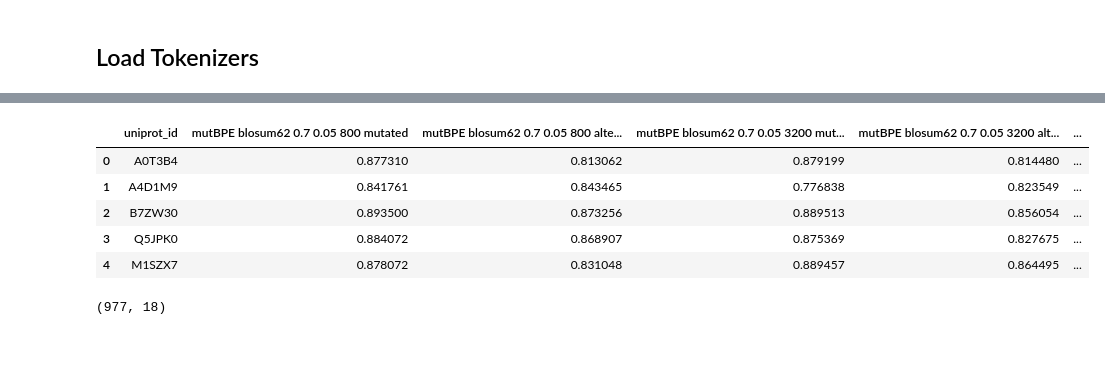
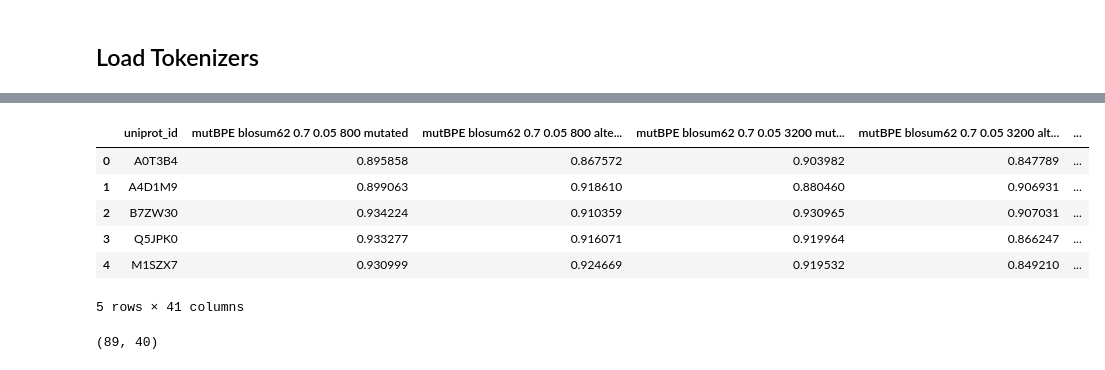
Before and after one commit to boun-tabi-lifelu/evolutionary-subword-tokenization, a Jupyter notebook: Prog/esm_study.ipynb, the cells around one changed output, grey strips where cells are left out. Saved outputs shown, nothing was run; the diff lists cells and outputs as text; code cells hidden in the pictures.

Commit message:
pretokenization fix and alternate sequence generation improvement for esm

```diff
--- a/Prog/esm_study.ipynb
+++ b/Prog/esm_study.ipynb
@@ -249,11 +269,11 @@ for name, tokenizer in tqdm(list(tokenizer_list.items())):
 # df_domains.head()
 # %%
 np.random.seed(1)
-df_protein_main = df_protein.sample(1000).reset_index(drop=True)
+df_protein_main = df_protein.sample(100).reset_index(drop=True)
 # %%
 import random
 
-def generate_alternative_token(token: str, mutated_token: str, tabu_list: list, alphabet: set) -> str:
+def generate_alternative_token(token: str, mutated_token: str, tabu_list: list, alphabet: set, method_name=None) -> str:
     """
     Generate an alternative token based on two input tokens, avoiding tokens in tabu list.
 
@@ -294,7 +314,10 @@ def generate_alternative_token(token: str, mutated_token: str, tabu_list: list,
 
         # Check if generated token is not in tabu list
         if alternative not in tabu_list:
-            return alternative
+            if method_name is None:
+                return alternative
+            elif alternative in inner_vocab_list[method_name]:
+                return alternative
 
         attempt += 1
 
@@ -302,11 +325,11 @@ def generate_alternative_token(token: str, mutated_token: str, tabu_list: list,
     raise ValueError("Could not generate a valid alternative token after 100 attempts")
 
 # Example usage
-token = "hello"
-mutated_token = "heppo"
-tabu_list = ["hello", "heppo", "helpo"]
-alphabet = set("abcdefghijklmnopqrstuvwxyz")
-alphabet = set("hepolj")
+# token = "hello"
+# mutated_token = "heppo"
+# tabu_list = ["hello", "heppo", "helpo"]
+# alphabet = set("abcdefghijklmnopqrstuvwxyz")
+# alphabet = set("hepolj")
 
-alternative = generate_alternative_token(token, mutated_token, tabu_list, alphabet)
-print(alternative)  # Might print something like "helao" or "helko"
+# alternative = generate_alternative_token(token, mutated_token, tabu_list, alphabet)
+# print(alternative)  # Might print something like "helao" or "helko"
@@ -323,7 +353,7 @@ def generate_mutated_alternative_token_set(token_set, tokenizer_name, random_see
             if 'mutations' in inner_vocab_parents_list[tokenizer_name][token]:
                 mutated_token = inner_vocab_parents_list[tokenizer_name][token]['mutations'][0]
                 tabu_list = [token] + inner_vocab_parents_list[tokenizer_name][token]['mutations']
-                alternative_token = generate_alternative_token(token, mutated_token, tabu_list, alphabet)
+                alternative_token = generate_alternative_token(token, mutated_token, tabu_list, alphabet, tokenizer_name)
             else:
                 mutated_token = token
                 alternative_token = token
@@ -334,7 +364,7 @@ def generate_mutated_alternative_token_set(token_set, tokenizer_name, random_see
                 candidate_2 = inner_vocab_parents_list[tokenizer_name][parent_token]['mutations'][1]
                 mutated_token = candidate_1 if candidate_1 != token else candidate_2
                 tabu_list = [parent_token] + inner_vocab_parents_list[tokenizer_name][parent_token]['mutations']
-                alternative_token = generate_alternative_token(token, mutated_token, tabu_list, alphabet)
+                alternative_token = generate_alternative_token(token, mutated_token, tabu_list, alphabet, tokenizer_name)
             else:
                 mutated_token = token
                 alternative_token = token
@@ -344,3 +374,8 @@ def generate_mutated_alternative_token_set(token_set, tokenizer_name, random_see
         mutated_token_set.append(mutated_token)
         alternative_token_set.append(alternative_token)
     return mutated_token_set, alternative_token_set
+
+df_protein_mut_alt = df_protein_main.apply(lambda row: {tokenizer_name:generate_mutated_alternative_token_set(row[tokenizer_name], tokenizer_name) for tokenizer_name in tokenizer_list.keys()}, axis=1)
+df_protein_mut_alt = pd.DataFrame.from_dict(list(df_protein_mut_alt))
+df_protein_mut_alt = pd.concat([df_protein_mut_alt[col].apply(pd.Series).rename(columns={0:'mutated', 1:'alternative'}).add_prefix(f"{col} ") for col in df_protein_mut_alt.columns],axis=1)
+df_protein_mut_alt.head()
@@ -426,37 +463,46 @@ df_protein_all_diff_inds.head()
 # %%
 from numpy.linalg import norm
 def cosine_similarity(A, B):
     return np.sum(A*B, axis=1)/(norm(A,axis=1)*norm(B,axis=1))
 
-def cosine_similarity_dataframe(row):
+def cosine_similarity_dataframe(row, diff_inds = True):
     result = {}
     for method_name in tokenizer_list.keys():
         # print(row['uniprot_id'], method_name)
-        inds = df_protein_all_diff_inds[df_protein_all_diff_inds['uniprot_id'] == row['uniprot_id']].iloc[0][method_name]
+        if diff_inds:
+            inds = df_protein_all_diff_inds[df_protein_all_diff_inds['uniprot_id'] == row['uniprot_id']].iloc[0][method_name]
         for postfix in ['mutated', 'alternative']:
-            cos_sim = cosine_similarity(row['sequence'][inds], row[f'{method_name} {postfix}'][inds])
+            if diff_inds:
+                cos_sim = cosine_similarity(row['sequence'][inds], row[f'{method_name} {postfix}'][inds])
+            else:
+                cos_sim = cosine_similarity(row['sequence'], row[f'{method_name} {postfix}'])
             result[f"{method_name} {postfix}"] = cos_sim.mean()#, cos_sim.std()
 
     return result
 
-df_protein_all_similarity = df_protein_all_embeddings_2.apply(cosine_similarity_dataframe, axis=1)
+diff_inds = True
+df_protein_all_similarity = df_protein_all_embeddings_2.apply(cosine_similarity_dataframe, args=(diff_inds,), axis=1)
 df_protein_all_similarity = pd.DataFrame.from_dict(list(df_protein_all_similarity))
 df_protein_all_similarity = pd.concat([df_protein_all_2[['uniprot_id']], df_protein_all_similarity],axis=1)
 df_protein_all_similarity = df_protein_all_similarity.fillna(1)
 df_protein_all_similarity.head()
 # %% [output]
 |  | uniprot_id | mutBPE blosum62 0.7 0.05 800 mutated | mutBPE blosum62 0.7 0.05 800 alte... | mutBPE blosum62 0.7 0.05 3200 mut... | mutBPE blosum62 0.7 0.05 3200 alt... | ... |
-| 0 | A0T3B4 | 0.877310 | 0.813062 | 0.879199 | 0.814480 | ... |
-| 1 | A4D1M9 | 0.841761 | 0.843465 | 0.776838 | 0.823549 | ... |
-| 2 | B7ZW30 | 0.893500 | 0.873256 | 0.889513 | 0.856054 | ... |
-| 3 | Q5JPK0 | 0.884072 | 0.868907 | 0.875369 | 0.827675 | ... |
-| 4 | M1SZX7 | 0.878072 | 0.831048 | 0.889457 | 0.864495 | ... |
+| 0 | A0T3B4 | 0.895858 | 0.867572 | 0.903982 | 0.847789 | ... |
+| 1 | A4D1M9 | 0.899063 | 0.918610 | 0.880460 | 0.906931 | ... |
+| 2 | B7ZW30 | 0.934224 | 0.910359 | 0.930965 | 0.907031 | ... |
+| 3 | Q5JPK0 | 0.933277 | 0.916071 | 0.919964 | 0.866247 | ... |
+| 4 | M1SZX7 | 0.930999 | 0.924669 | 0.919532 | 0.849210 | ... |
+5 rows × 41 columns
 # %%
-np_protein_all_diff_inds_len = df_protein_all_diff_inds.iloc[:, 1:].map(len)
-for col in np_protein_all_diff_inds_len.columns:
-    np_protein_all_diff_inds_len.insert(np_protein_all_diff_inds_len.columns.get_loc(col) + 1, f"{col}_copy", np_protein_all_diff_inds_len[col])
-np_protein_all_diff_inds_len = np_protein_all_diff_inds_len.to_numpy()
+if diff_inds:
+    np_protein_all_diff_inds_len = df_protein_all_diff_inds.iloc[:, 1:].map(len)
+    for col in np_protein_all_diff_inds_len.columns:
+        np_protein_all_diff_inds_len.insert(np_protein_all_diff_inds_len.columns.get_loc(col) + 1, f"{col}_copy", np_protein_all_diff_inds_len[col])
+    np_protein_all_diff_inds_len = np_protein_all_diff_inds_len.to_numpy()
+else:
+    np_protein_all_diff_inds_len = np.array([[ln]*(df_protein_all_2.shape[1]-2) for ln in df_protein_all_2['sequence'].str.len()])
 np_protein_all_diff_inds_len.shape
 # %% [output]
-(977, 18)
+(89, 40)
 # %%
```
Also changed, not shown: parts of 25 cells of this notebook, 1 other file.
